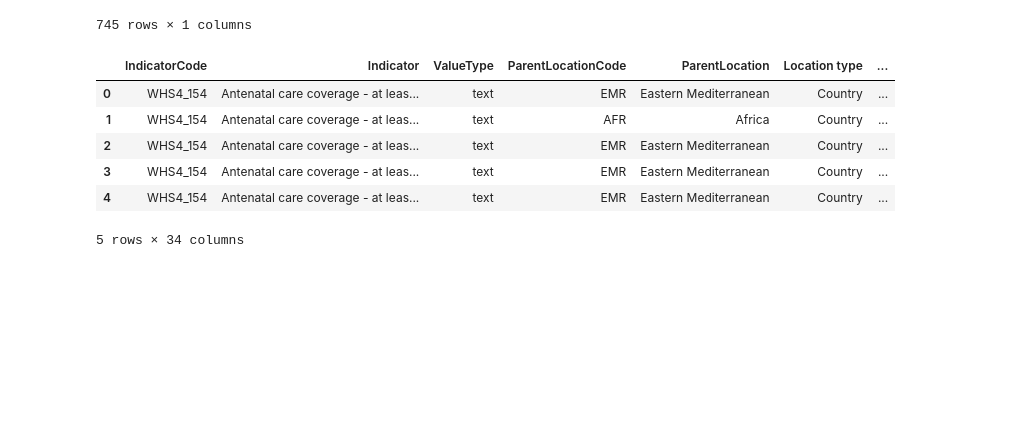
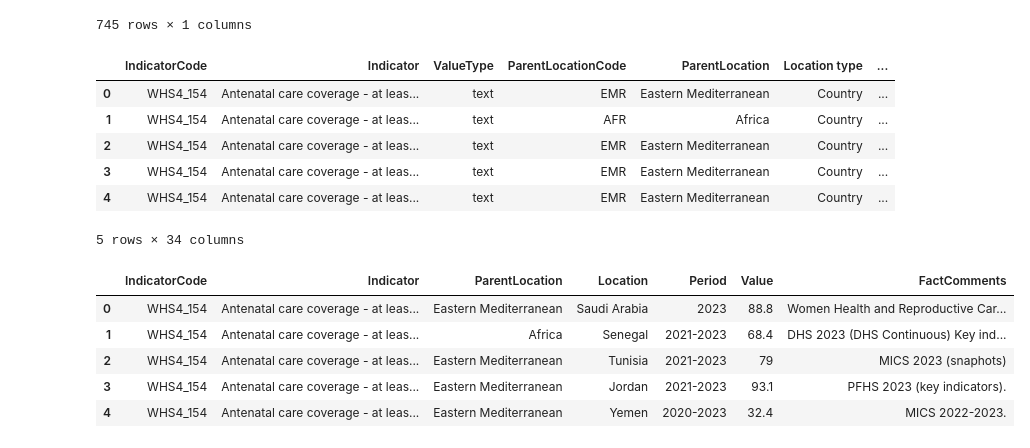
Before and after one commit to laurar9889/Project_3_Team_1, a Jupyter notebook: main.ipynb, the cells around one changed output. Saved outputs shown, nothing was run; the diff lists cells and outputs as text; code cells hidden in the pictures; blank space fills up the shorter version.

Commit message:
Assignement: Add the cleaned_care_coverage df

```diff
--- a/main.ipynb
+++ b/main.ipynb
@@ -562,3 +562,14 @@ care_coverage_df.head()
 | 3 | WHS4_154 | Antenatal care coverage - at leas... | text | EMR | Eastern Mediterranean | Country | ... |
 | 4 | WHS4_154 | Antenatal care coverage - at leas... | text | EMR | Eastern Mediterranean | Country | ... |
 5 rows × 34 columns
+# %%
+cleaned_care_coverage_df = care_coverage_df[['IndicatorCode', 'Indicator', 'ParentLocation', 'Location', 'Period', 'Value', 'FactComments']]
+
+cleaned_care_coverage_df.head()
+# %% [output]
+|  | IndicatorCode | Indicator | ParentLocation | Location | Period | Value | FactComments |
+| 0 | WHS4_154 | Antenatal care coverage - at leas... | Eastern Mediterranean | Saudi Arabia | 2023 | 88.8 | Women Health and Reproductive Car... |
+| 1 | WHS4_154 | Antenatal care coverage - at leas... | Africa | Senegal | 2021-2023 | 68.4 | DHS 2023 (DHS Continuous) Key ind... |
+| 2 | WHS4_154 | Antenatal care coverage - at leas... | Eastern Mediterranean | Tunisia | 2021-2023 | 79 | MICS 2023 (snaphots) |
+| 3 | WHS4_154 | Antenatal care coverage - at leas... | Eastern Mediterranean | Jordan | 2021-2023 | 93.1 | PFHS 2023 (key indicators). |
+| 4 | WHS4_154 | Antenatal care coverage - at leas... | Eastern Mediterranean | Yemen | 2020-2023 | 32.4 | MICS 2022-2023. |
```
Also changed, not shown: parts of 2 cells of this notebook.
